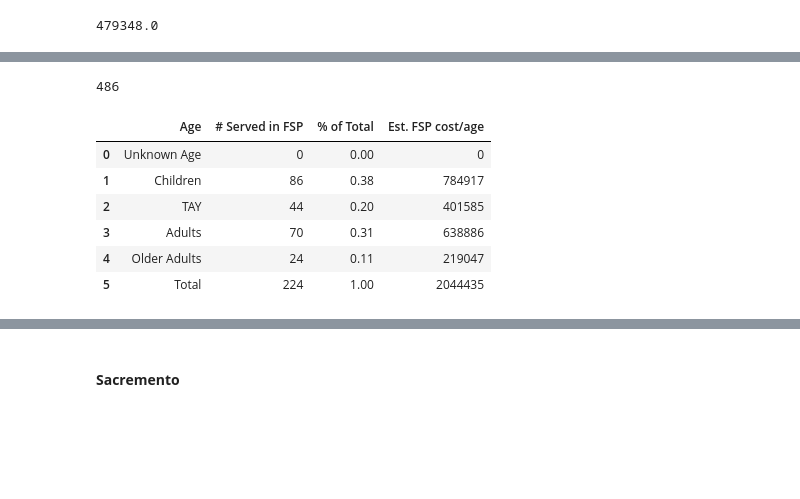
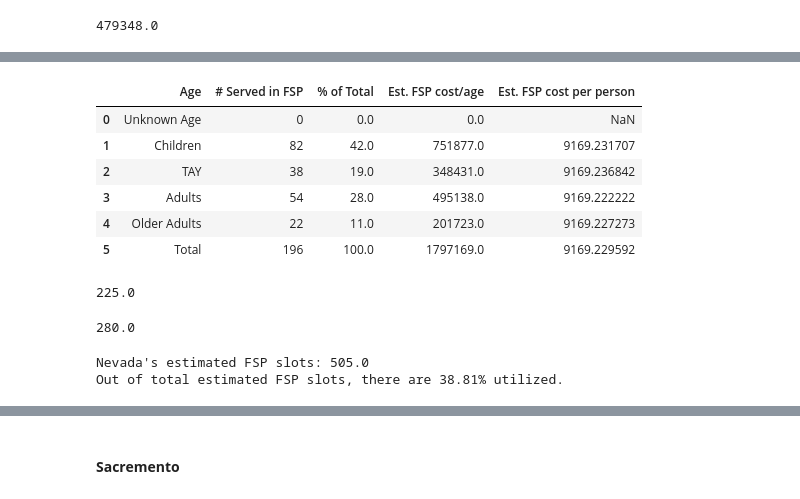
Before and after one commit to michellesuminpark/Data-Discovery, a Jupyter notebook: HBGI-UCB Research Workspace.ipynb, the cells around one changed output, grey strips where cells are left out. Cells and saved outputs as stored; diff of their text form; code cells hidden in the pictures; blank space fills up the shorter version.

```diff
--- a/HBGI-UCB Research Workspace.ipynb
+++ b/HBGI-UCB Research Workspace.ipynb
@@ -228,0 +250,4 @@ nev_cost_per
+# %%
+nev_cost_per["Est. FSP cost/age"] = nev_cost_per["Est. FSP cost/age"].replace('[\$,]', '', regex=True).astype(float)
+nev_cost_per["% of Total"] = nev_cost_per["% of Total"].replace('[\%,]', '', regex=True).astype(float)
+nev_cost_per
@@ -526,21 +543,33 @@ nev_fsp_enrollees.groupby("Demo_Typ").count() #Here, we will count Adult, Older
-# %%
-# Calculating people who are Adult Full Service Partnership. By dividng the total cost, we will find total cost per
-nev_fsp_enrollees[(nev_fsp_enrollees["Demo_Typ"] == "TAY (16-25)" )| (nev_fsp_enrollees["Demo_Typ"] == "Adult (26-59)")|(nev_fsp_enrollees["Demo_Typ"] == "Older Adult (60+)")].shape[0]
-nev_fsp_enrollees.shape[0] -
-# %% [output]
-486
-# %%
-#need to include how csv got to average cost/ client ($)
-# nev_cost_per["Grand Total"] = nev_fsp_budget["Grand Total"].values
-# nev_cost_per["available_slots"] = round(nev_cost_per["Grand Total"] / nev_cost_per["Average Cost/Client  ($)"])
-# nev_cost_per
-
-nev_cost_per
-# %% [output]
-|  | Age | # Served in FSP | % of Total | Est. FSP cost/age |
-| 0 | Unknown Age | 0 | 0.00 | 0 |
-| 1 | Children | 86 | 0.38 | 784917 |
-| 2 | TAY | 44 | 0.20 | 401585 |
-| 3 | Adults | 70 | 0.31 | 638886 |
-| 4 | Older Adults | 24 | 0.11 | 219047 |
-| 5 | Total | 224 | 1.00 | 2044435 |
+# %%
+# Creating a new column to find estimated budget per age person
+nev_cost_per["Est. FSP cost per person"] = nev_cost_per["Est. FSP cost/age"] / nev_cost_per["# Served in FSP"].astype(float)
+nev_cost_per
+
+# All age group seem to be funded about the same!
+# %% [output]
+|  | Age | # Served in FSP | % of Total | Est. FSP cost/age | Est. FSP cost per person |
+| 0 | Unknown Age | 0 | 0.0 | 0.0 | NaN |
+| 1 | Children | 82 | 42.0 | 751877.0 | 9169.231707 |
+| 2 | TAY | 38 | 19.0 | 348431.0 | 9169.236842 |
+| 3 | Adults | 54 | 28.0 | 495138.0 | 9169.222222 |
+| 4 | Older Adults | 22 | 11.0 | 201723.0 | 9169.227273 |
+| 5 | Total | 196 | 100.0 | 1797169.0 | 9169.229592 |
+# %%
+# Estimated FSP slots for children based on FSP cost per person and total amount.
+nev_est_child = round(nev_fsp_budget[nev_fsp_budget["Program Name"] == "Children's Full Service Partnership (FSP)"]["Grand Total"][0] / nev_cost_per[nev_cost_per["Age"] == "Children"]["Est. FSP cost per person"][1], 0)
+nev_est_child
+# %% [output]
+225.0
+# %%
+# Estimated FSP slots for adult based on FSP cost per person and total amount.
+nev_est_adult = round(nev_fsp_budget[nev_fsp_budget["Program Name"] == "Adult Full Services Partnership (FSP)"]["Grand Total"][1] / np.mean(nev_cost_per[(nev_cost_per["Age"] != "Children")| (nev_cost_per["Age"] != "Total")]["Est. FSP cost per person"]), 0)
+nev_est_adult
+# %% [output]
+280.0
+# %%
+nev_est_fsp = nev_est_child + nev_est_adult
+print("Nevada's estimated FSP slots:", nev_est_fsp)
+print("Out of total estimated FSP slots, there are", str(round(nev_fsp_enrollees/nev_est_fsp * 100, 2))+"%", "utilized.")
+# %% [output]
+Nevada's estimated FSP slots: 505.0
+Out of total estimated FSP slots, there are 38.81% utilized.
```
Also changed, not shown: parts of 28 cells of this notebook, 2 other files.
